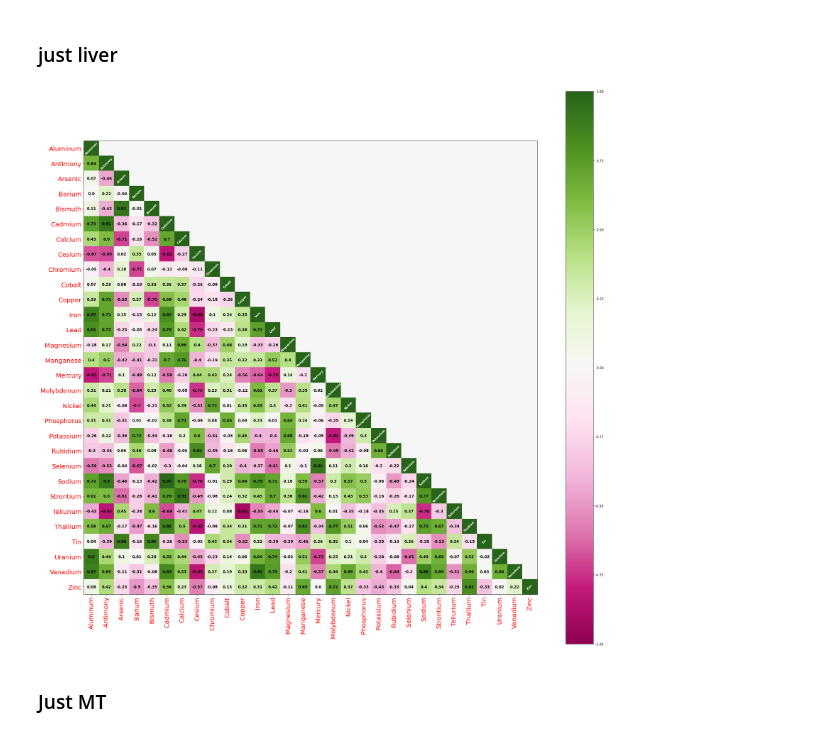
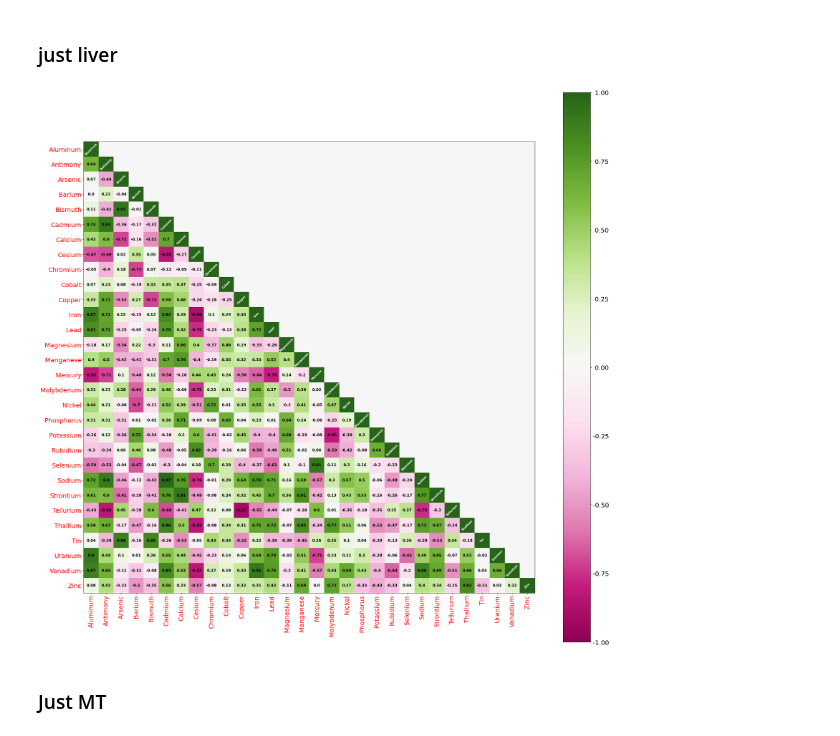
Before and after one commit to amirmtaghizadegan/Sturgeon, a Jupyter notebook: dup.ipynb, the cells around one changed output. Saved outputs shown, nothing was run; the diff lists cells and outputs as text; code cells hidden in the pictures.

```diff
--- a/dup.ipynb
+++ b/dup.ipynb
@@ -192,24 +193,25 @@ elements = data["Analyte"].loc[row_id].to_numpy()
 # %%
 fig, ax = plt.subplots(figsize = (32, 32))
 cmap = plt.cm.PiYG
 im = ax.imshow(np.tril(corr_matrix_liver, k=0), cmap=cmap)
 fig.set_facecolor("white")
 im.set_clim(-1, 1)
 ax.grid(False)
 ax.xaxis.set_ticks(np.arange(corr_matrix_liver.shape[0]), elements, rotation = 90, color = "r", fontsize = 20)
 ax.yaxis.set_ticks(np.arange(corr_matrix_liver.shape[0]), elements, color = "r", fontsize = 20)
 # ax.set_ylim(2.5, -0.5)
 for i in np.arange(corr_matrix_liver.shape[0]):
     ax.text(i, i, elements[i], ha = 'center', va = 'center',
             color = 'white', fontsize = 9, rotation = 45, fontweight = "bold")
     for j in np.arange(i):
         ax.text(j, i, corr_matrix_liver[i, j], ha='center', va='center',
                 color='k', fontsize = 12, fontweight = "bold")
 cbar = ax.figure.colorbar(im, ax=ax, format='% .2f')
+cbar.ax.tick_params(labelsize=20)
 plt.savefig("./pics/pearson liver.png")
 plt.show()
 # %% [output]
-[figure, old version]
+[figure, new version]
 # %% [markdown]
 ### Just MT
 # %%
```
Also changed, not shown: parts of 5 cells of this notebook.
